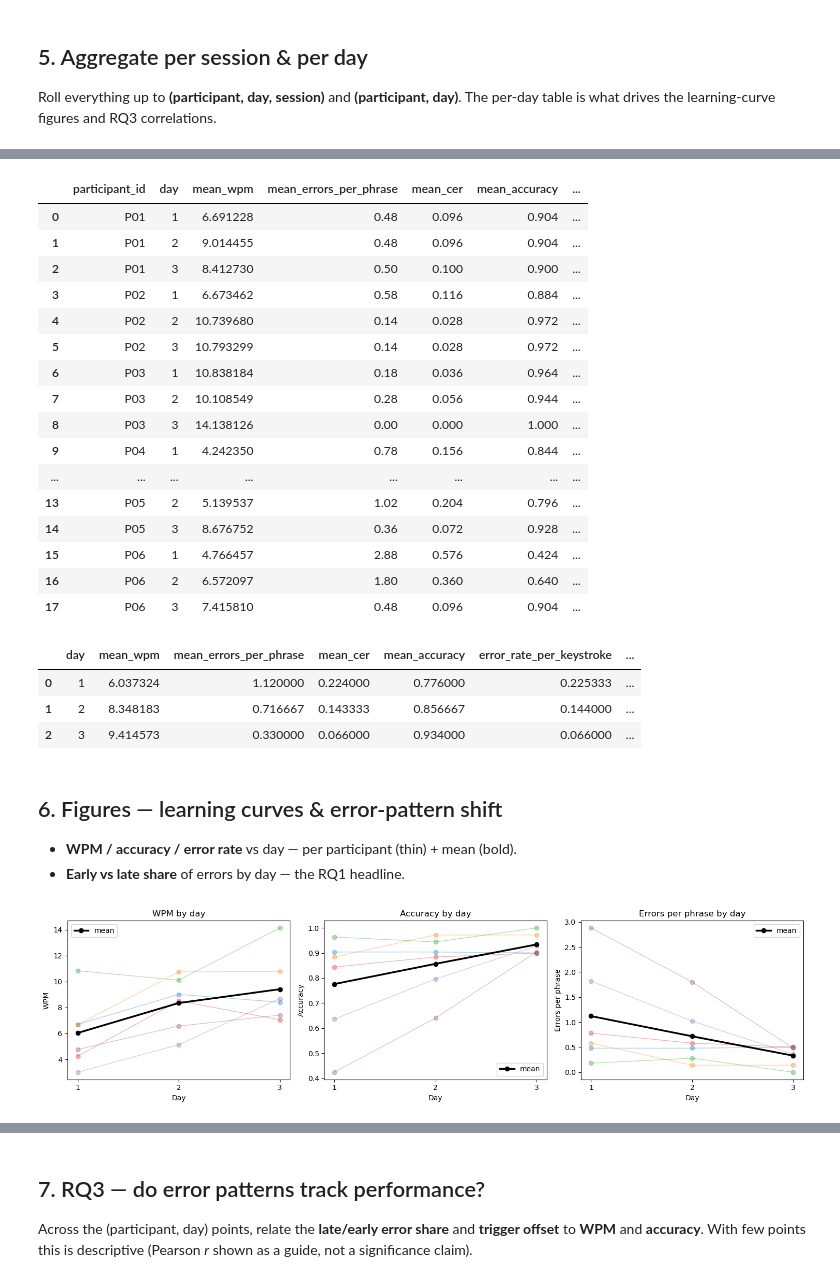
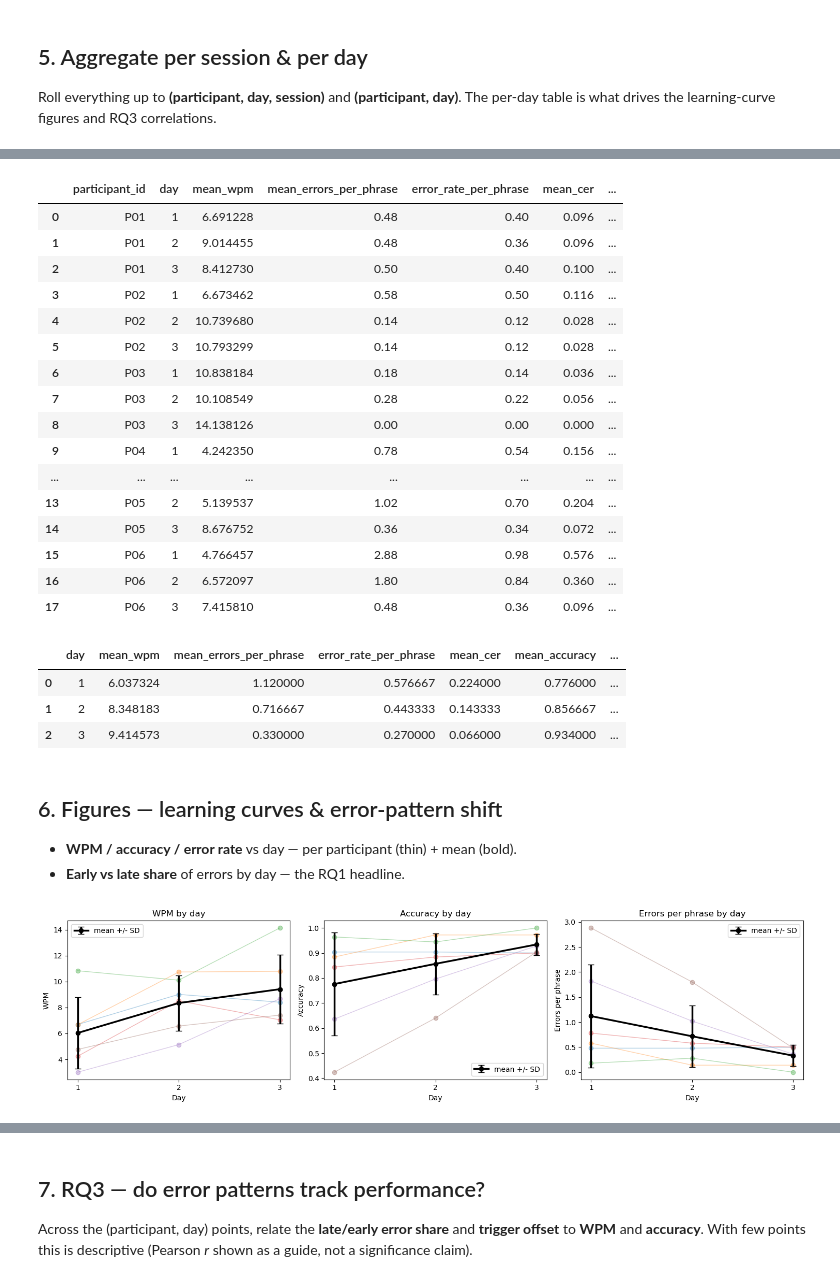
Before and after one commit to tlawodbs/Gaze_experiments, a Jupyter notebook: analysis/analysis.ipynb, the cells around one changed output, grey strips where cells are left out. Saved outputs shown, nothing was run; the diff lists cells and outputs as text; code cells hidden in the pictures.

```diff
--- a/analysis/analysis.ipynb
+++ b/analysis/analysis.ipynb
@@ -253,6 +276,7 @@ for _, r in analysis_trials.iterrows():
 perf = pd.concat([analysis_trials.reset_index(drop=True), pd.DataFrame(rows)], axis=1)
 perf["accuracy"] = 1.0 - perf["character_error_rate"].astype(float)
 perf["errors_per_phrase"] = perf["error_count"].astype(float)
+perf["has_error"] = (perf["error_count"].astype(float) > 0).astype(float)   # phrase (word) has >=1 error
 display(perf[["participant_id", "day", "session_label", "target_word", "typed_text",
               "wpm", "entry_seconds", "error_count", "character_error_rate", "accuracy"]].head(12))
 # %% [output]
@@ -517,16 +722,30 @@ def sel_rates(g):
     n_err = int(g["is_error"].sum())
     n_late = int(((g["label"] == "late") & g["is_error"]).sum())
     n_early = int(((g["label"] == "early") & g["is_error"]).sum())
+    n_other = n_err - n_late - n_early          # errors that are on_time / no_target_fix
     return {
         "n_selections": n,
         "n_errors": n_err,
         "error_rate_per_keystroke": n_err / n if n else np.nan,
         "n_late_err": n_late,
         "n_early_err": n_early,
-        "late_share_of_err": n_late / n_err if n_err else np.nan,
-        "early_share_of_err": n_early / n_err if n_err else np.nan,
+        "n_other_err": n_other,
+        # ---- error TYPE composition: shares among errors (sum to 1) ----
+        "early_share_of_err": n_early / n_err if n_err else 0.0,
+        "late_share_of_err":  n_late  / n_err if n_err else 0.0,
+        "other_share_of_err": n_other / n_err if n_err else 0.0,
+        # ---- error TYPE as a rate per keystroke (always defined; 0 if none) ----
+        "early_err_per_key":  n_early / n if n else np.nan,
+        "late_err_per_key":   n_late  / n if n else np.nan,
+        "other_err_per_key":  n_other / n if n else np.nan,
         "mean_trigger_offset_ms": g["offset_ms"].mean(skipna=True),
         "median_trigger_offset_ms": g["offset_ms"].median(skipna=True),
+        # ---- GazePinch gaze-key latencies (the section-3 t-metrics) ----
+        "mean_gaze_pinch_latency_ms": g["t5"].mean(skipna=True),    # t5 = f_down - g2 (headline)
+        "median_gaze_pinch_latency_ms": g["t5"].median(skipna=True),
+        "mean_approach_latency_ms": g["t2"].mean(skipna=True),      # t2 = f_down - g1
+        "mean_fixation_dwell_ms": g["t7"].mean(skipna=True),        # t7 = g2 - g1
+        "mean_key_hold_ms": g["hold_ms"].mean(skipna=True),         # f_up - f_down
     }
 
 if len(selections):
@@ -541,6 +760,7 @@ else:
 perf_by_session = (perf.groupby(["participant_id", "day", "session_label"])
                    .agg(mean_wpm=("wpm", "mean"),
                         mean_errors_per_phrase=("errors_per_phrase", "mean"),
+                        error_rate_per_phrase=("has_error", "mean"),
                         mean_cer=("character_error_rate", "mean"),
                         mean_accuracy=("accuracy", "mean"),
                         n_trials=("trial_id", "count"))
@@ -578,7 +798,7 @@ display(session_metrics)
 # --- per (participant, day): the learning-contrast unit ---
 agg_cols = {c: "mean" for c in session_metrics.columns
             if c not in ("participant_id", "day", "session_label", "n_trials", "n_selections",
-                          "n_errors", "n_late_err", "n_early_err")}
+                          "n_errors", "n_late_err", "n_early_err", "n_other_err")}
 day_metrics = (session_metrics.groupby(["participant_id", "day"])
                .agg(agg_cols).reset_index()
                .sort_values(["participant_id", "day"]))
@@ -588,27 +808,27 @@ display(day_metrics)
 by_day = day_metrics.groupby("day").mean(numeric_only=True).reset_index()
 display(by_day)
 # %% [output]
-|  | participant_id | day | mean_wpm | mean_errors_per_phrase | mean_cer | mean_accuracy | ... |
-| 0 | P01 | 1 | 6.691228 | 0.48 | 0.096 | 0.904 | ... |
-| 1 | P01 | 2 | 9.014455 | 0.48 | 0.096 | 0.904 | ... |
-| 2 | P01 | 3 | 8.412730 | 0.50 | 0.100 | 0.900 | ... |
-| 3 | P02 | 1 | 6.673462 | 0.58 | 0.116 | 0.884 | ... |
-| 4 | P02 | 2 | 10.739680 | 0.14 | 0.028 | 0.972 | ... |
-| 5 | P02 | 3 | 10.793299 | 0.14 | 0.028 | 0.972 | ... |
-| 6 | P03 | 1 | 10.838184 | 0.18 | 0.036 | 0.964 | ... |
-| 7 | P03 | 2 | 10.108549 | 0.28 | 0.056 | 0.944 | ... |
-| 8 | P03 | 3 | 14.138126 | 0.00 | 0.000 | 1.000 | ... |
-| 9 | P04 | 1 | 4.242350 | 0.78 | 0.156 | 0.844 | ... |
+|  | participant_id | day | mean_wpm | mean_errors_per_phrase | error_rate_per_phrase | mean_cer | ... |
+| 0 | P01 | 1 | 6.691228 | 0.48 | 0.40 | 0.096 | ... |
+| 1 | P01 | 2 | 9.014455 | 0.48 | 0.36 | 0.096 | ... |
+| 2 | P01 | 3 | 8.412730 | 0.50 | 0.40 | 0.100 | ... |
+| 3 | P02 | 1 | 6.673462 | 0.58 | 0.50 | 0.116 | ... |
+| 4 | P02 | 2 | 10.739680 | 0.14 | 0.12 | 0.028 | ... |
+| 5 | P02 | 3 | 10.793299 | 0.14 | 0.12 | 0.028 | ... |
+| 6 | P03 | 1 | 10.838184 | 0.18 | 0.14 | 0.036 | ... |
+| 7 | P03 | 2 | 10.108549 | 0.28 | 0.22 | 0.056 | ... |
+| 8 | P03 | 3 | 14.138126 | 0.00 | 0.00 | 0.000 | ... |
+| 9 | P04 | 1 | 4.242350 | 0.78 | 0.54 | 0.156 | ... |
 | ... | ... | ... | ... | ... | ... | ... | ... |
-| 13 | P05 | 2 | 5.139537 | 1.02 | 0.204 | 0.796 | ... |
-| 14 | P05 | 3 | 8.676752 | 0.36 | 0.072 | 0.928 | ... |
-| 15 | P06 | 1 | 4.766457 | 2.88 | 0.576 | 0.424 | ... |
-| 16 | P06 | 2 | 6.572097 | 1.80 | 0.360 | 0.640 | ... |
-| 17 | P06 | 3 | 7.415810 | 0.48 | 0.096 | 0.904 | ... |
+| 13 | P05 | 2 | 5.139537 | 1.02 | 0.70 | 0.204 | ... |
+| 14 | P05 | 3 | 8.676752 | 0.36 | 0.34 | 0.072 | ... |
+| 15 | P06 | 1 | 4.766457 | 2.88 | 0.98 | 0.576 | ... |
+| 16 | P06 | 2 | 6.572097 | 1.80 | 0.84 | 0.360 | ... |
+| 17 | P06 | 3 | 7.415810 | 0.48 | 0.36 | 0.096 | ... |
-|  | day | mean_wpm | mean_errors_per_phrase | mean_cer | mean_accuracy | error_rate_per_keystroke | ... |
-| 0 | 1 | 6.037324 | 1.120000 | 0.224000 | 0.776000 | 0.225333 | ... |
-| 1 | 2 | 8.348183 | 0.716667 | 0.143333 | 0.856667 | 0.144000 | ... |
-| 2 | 3 | 9.414573 | 0.330000 | 0.066000 | 0.934000 | 0.066000 | ... |
+|  | day | mean_wpm | mean_errors_per_phrase | error_rate_per_phrase | mean_cer | mean_accuracy | ... |
+| 0 | 1 | 6.037324 | 1.120000 | 0.576667 | 0.224000 | 0.776000 | ... |
+| 1 | 2 | 8.348183 | 0.716667 | 0.443333 | 0.143333 | 0.856667 | ... |
+| 2 | 3 | 9.414573 | 0.330000 | 0.270000 | 0.066000 | 0.934000 | ... |
 # %% [markdown]
 ## 6. Figures — learning curves & error-pattern shift
 
@@ -617,25 +837,27 @@ display(by_day)
 # %%
 def learning_curve(metric, ylabel, ax):
     for pid, g in day_metrics.groupby("participant_id"):
         g = g.sort_values("day")
         ax.plot(g["day"], g[metric], marker="o", alpha=0.35, linewidth=1)
-    m = day_metrics.groupby("day")[metric].mean()
-    ax.plot(m.index, m.values, marker="o", color="black", linewidth=2.5, label="mean")
+    gd = day_metrics.groupby("day")[metric]
+    m, sd = gd.mean(), gd.std()
+    ax.errorbar(m.index, m.values, yerr=sd.values, marker="o", color="black",
+                linewidth=2.5, capsize=4, label="mean +/- SD")
     ax.set_xlabel("Day"); ax.set_ylabel(ylabel); ax.set_title(ylabel + " by day")
     ax.legend()
 
 curves = [("mean_wpm", "WPM"),
           ("mean_accuracy", "Accuracy"),
           ("mean_errors_per_phrase", "Errors per phrase")]
 curves = [(m, l) for m, l in curves if m in day_metrics.columns]
 if curves and len(day_metrics):
     fig, axes = plt.subplots(1, len(curves), figsize=(5 * len(curves), 4))
     if len(curves) == 1:
         axes = [axes]
     for (m, l), ax in zip(curves, axes):
         learning_curve(m, l, ax)
     plt.tight_layout(); plt.savefig(OUT_DIR / "learning_curves.png", dpi=150); plt.show()
 else:
     print("Not enough data for learning curves yet.")
 # %% [output]
-[figure, old version]
+[figure, new version]
```
Also changed, not shown: parts of 23 cells of this notebook, 25 other files.
